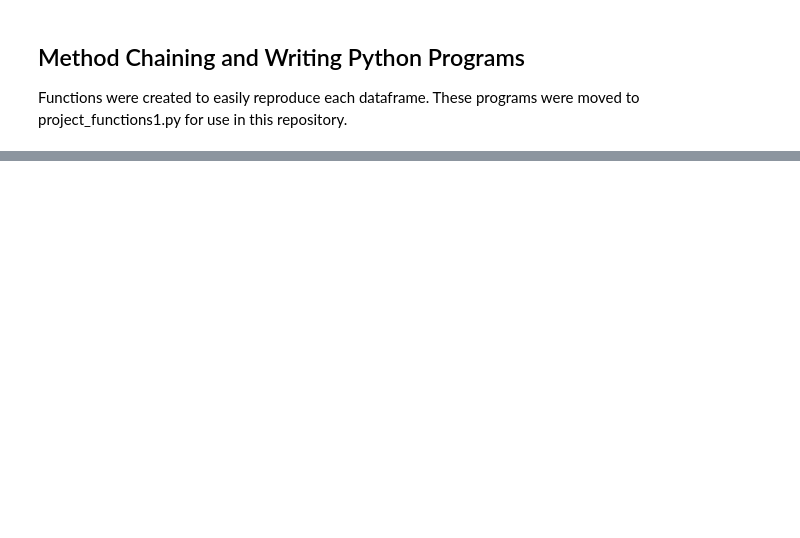
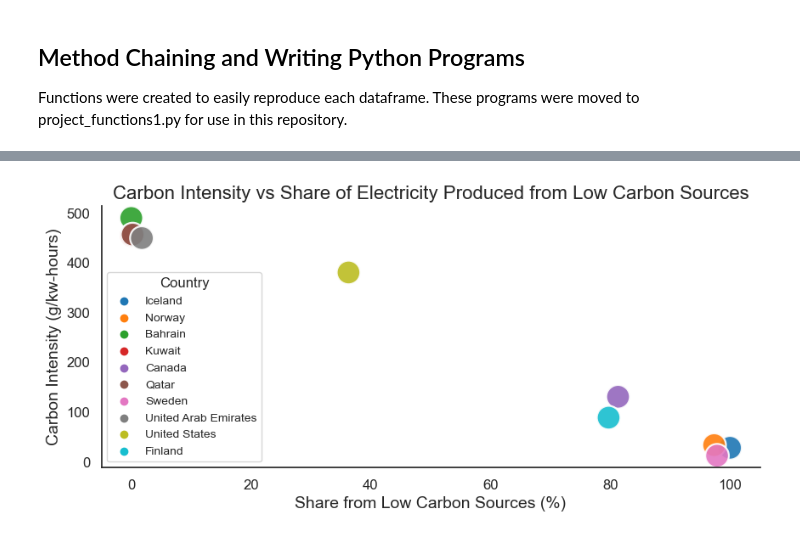
Before and after one commit to ubco-W2022T1-cosc301/project-group02, a Jupyter notebook: notebooks/analysis1.ipynb, the cells around one changed output, grey strips where cells are left out. Drawn from its saved outputs; the diff is of its cells as text; code cells hidden in the pictures; blank space fills up the shorter version.

```diff
--- a/notebooks/analysis1.ipynb
+++ b/notebooks/analysis1.ipynb
@@ -671,0 +717,11 @@ Test importing one of the dataframes from the project_functions1.py notebook:
+# %%
+# Plot the carbon intensity vs the share from low carbon sources
+plt.figure(figsize=(10,4))
+sns.scatterplot(data=dfmean, x="Share from Low Carbon Sources", y="Carbon Intensity", hue="Country", palette="tab10", s=400, alpha=0.9)
+sns.despine()
+plt.xlabel("Share from Low Carbon Sources (%)")
+plt.ylabel("Carbon Intensity (g/kw-hours)")
+plt.title("Carbon Intensity vs Share of Electricity Produced from Low Carbon Sources")
+plt.show()
+# %% [output]
+[figure, added]
```
Also changed, not shown: parts of 33 cells of this notebook, 1 other file.
